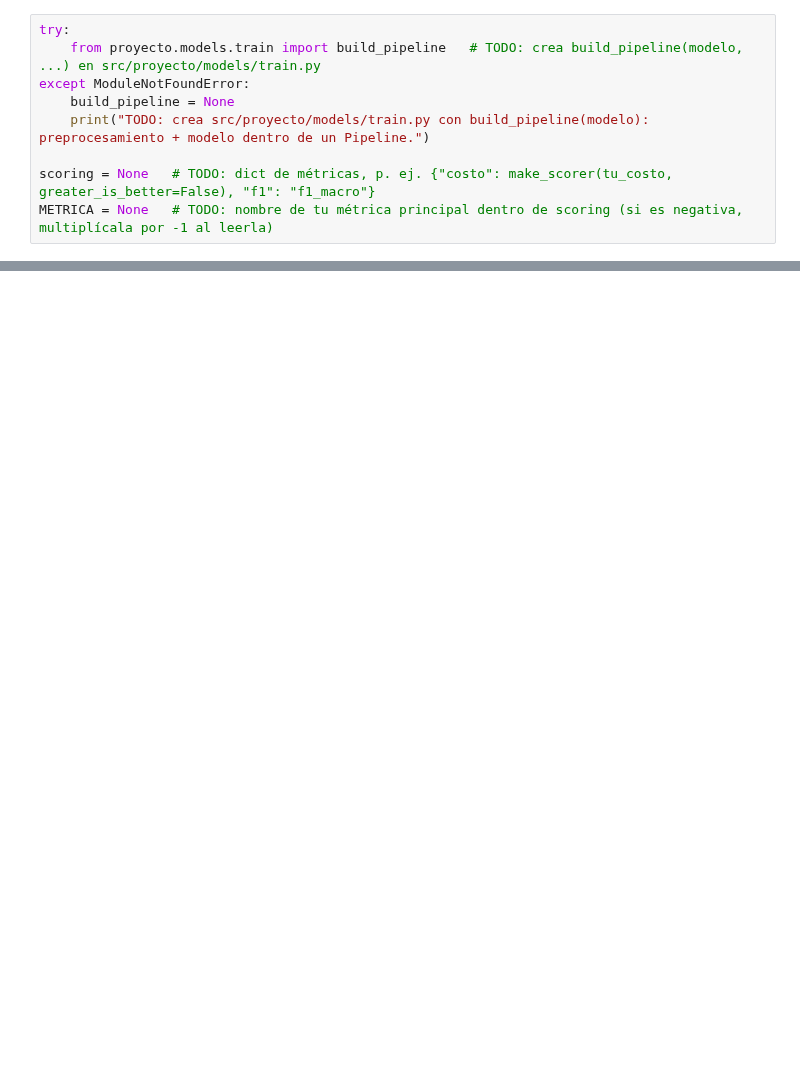
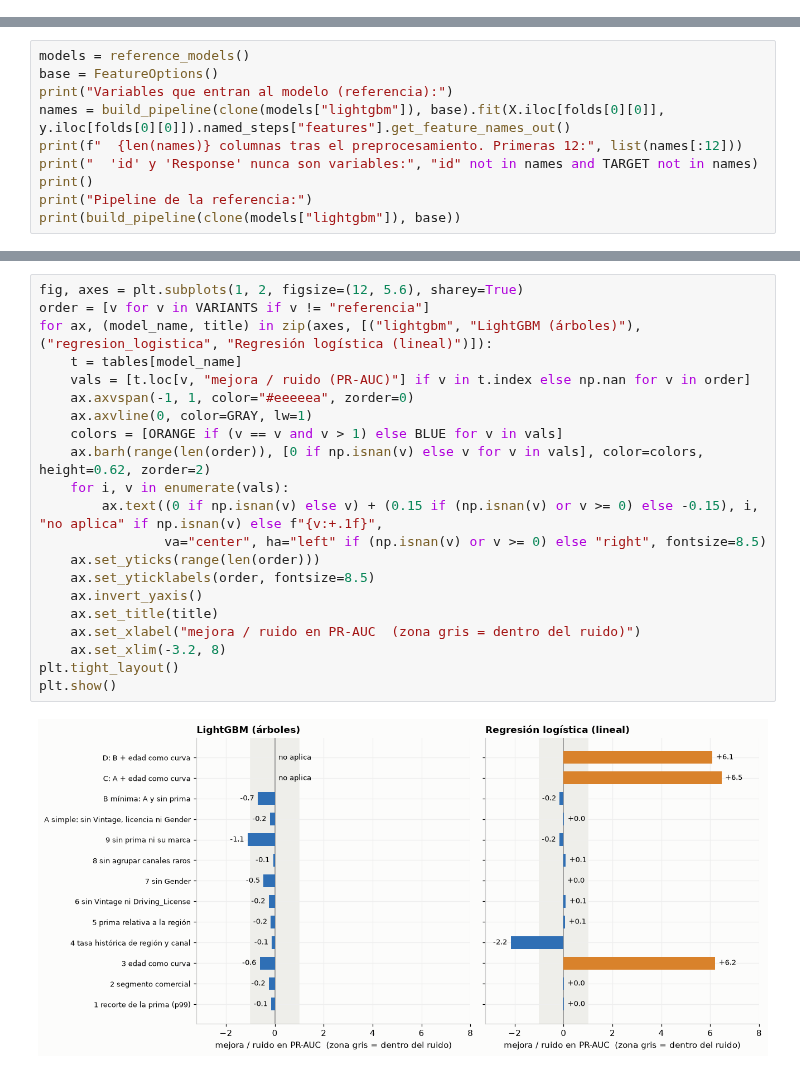
Before and after one commit to andiryospina/proyecto_venta_cruzada_seguro, a Jupyter notebook: notebooks/04_features.ipynb, the cells around one changed output, grey strips where cells are left out. Saved outputs shown, nothing was run; the diff lists cells and outputs as text; blank space fills up the shorter version.

```diff
--- a/notebooks/04_features.ipynb
+++ b/notebooks/04_features.ipynb
@@ -83,9 +0,0 @@ reflejar la decisión del negocio (tu ficha de caso); añade 1–2 **de control*
-# %%
-try:
-    from proyecto.models.train import build_pipeline   # TODO: crea build_pipeline(modelo, ...) en src/proyecto/models/train.py
-except ModuleNotFoundError:
-    build_pipeline = None
-    print("TODO: crea src/proyecto/models/train.py con build_pipeline(modelo): preprocesamiento + modelo dentro de un Pipeline.")
-
-scoring = None   # TODO: dict de métricas, p. ej. {"costo": make_scorer(tu_costo, greater_is_better=False), "f1": "f1_macro"}
-METRICA = None   # TODO: nombre de tu métrica principal dentro de scoring (si es negativa, multiplícala por -1 al leerla)
@@ -164,0 +110,10 @@ Una fila por idea, **con su cifra** (mejora / ruido). Cópiala a `reports/04_fea
+# %%
+models = reference_models()
+base = FeatureOptions()
+print("Variables que entran al modelo (referencia):")
+names = build_pipeline(clone(models["lightgbm"]), base).fit(X.iloc[folds[0][0]], y.iloc[folds[0][0]]).named_steps["features"].get_feature_names_out()
+print(f"  {len(names)} columnas tras el preprocesamiento. Primeras 12:", list(names[:12]))
+print("  'id' y 'Response' nunca son variables:", "id" not in names and TARGET not in names)
+print()
+print("Pipeline de la referencia:")
+print(build_pipeline(clone(models["lightgbm"]), base))
@@ -164,0 +249,23 @@ Una fila por idea, **con su cifra** (mejora / ruido). Cópiala a `reports/04_fea
+# %%
+fig, axes = plt.subplots(1, 2, figsize=(12, 5.6), sharey=True)
+order = [v for v in VARIANTS if v != "referencia"]
+for ax, (model_name, title) in zip(axes, [("lightgbm", "LightGBM (árboles)"), ("regresion_logistica", "Regresión logística (lineal)")]):
+    t = tables[model_name]
+    vals = [t.loc[v, "mejora / ruido (PR-AUC)"] if v in t.index else np.nan for v in order]
+    ax.axvspan(-1, 1, color="#eeeeea", zorder=0)
+    ax.axvline(0, color=GRAY, lw=1)
+    colors = [ORANGE if (v == v and v > 1) else BLUE for v in vals]
+    ax.barh(range(len(order)), [0 if np.isnan(v) else v for v in vals], color=colors, height=0.62, zorder=2)
+    for i, v in enumerate(vals):
+        ax.text((0 if np.isnan(v) else v) + (0.15 if (np.isnan(v) or v >= 0) else -0.15), i, "no aplica" if np.isnan(v) else f"{v:+.1f}",
+                va="center", ha="left" if (np.isnan(v) or v >= 0) else "right", fontsize=8.5)
+    ax.set_yticks(range(len(order)))
+    ax.set_yticklabels(order, fontsize=8.5)
+    ax.invert_yaxis()
+    ax.set_title(title)
+    ax.set_xlabel("mejora / ruido en PR-AUC  (zona gris = dentro del ruido)")
+    ax.set_xlim(-3.2, 8)
+plt.tight_layout()
+plt.show()
+# %% [output]
+[figure, added]
```
Also changed, not shown: parts of 52 cells of this notebook, 9 other files.
